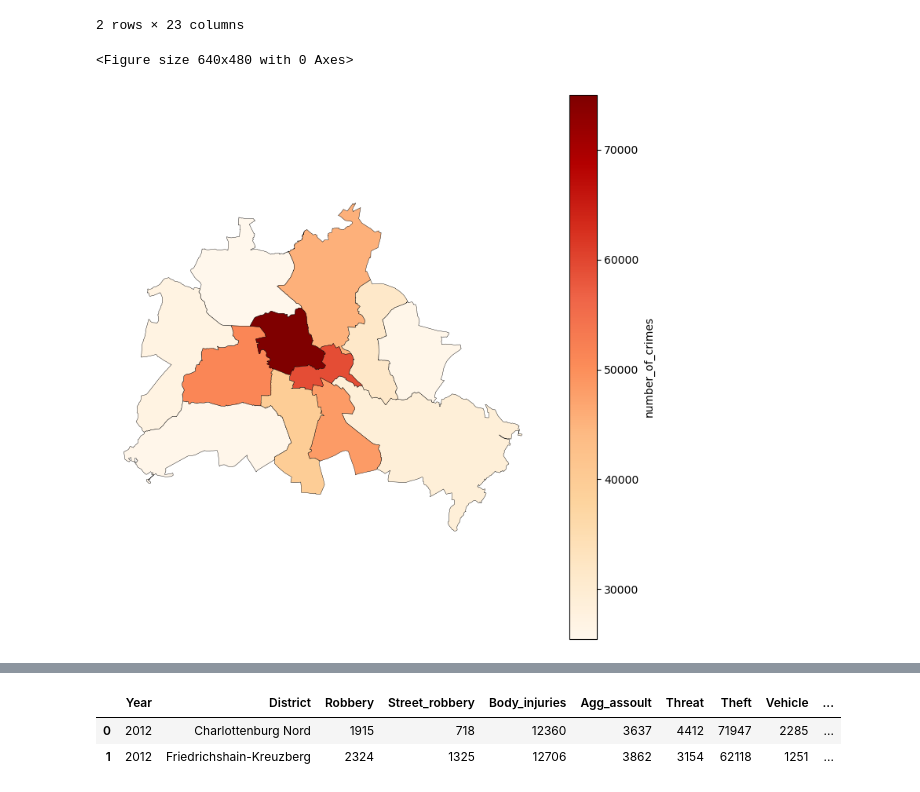
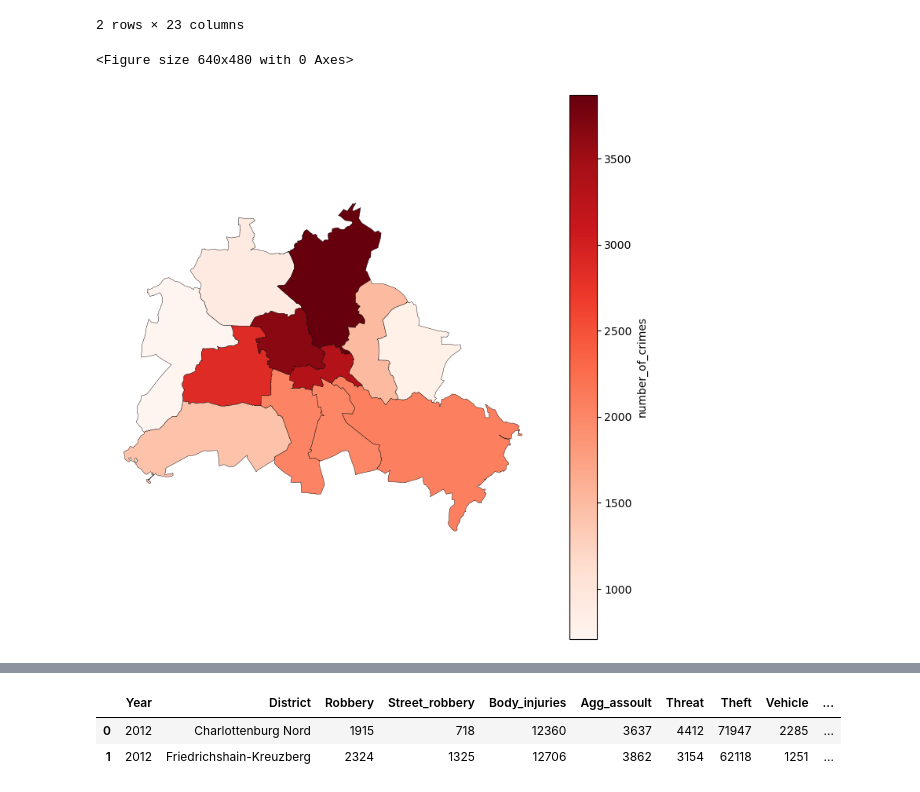
Before and after one commit to cmvaleria/Mid_bootcamp_project, a Jupyter notebook: Notebooks/Maping.ipynb, the cells around one changed output, grey strips where cells are left out. Drawn from its saved outputs; the diff is of its cells as text; code cells hidden in the pictures.

```diff
--- a/Notebooks/Maping.ipynb
+++ b/Notebooks/Maping.ipynb
@@ -283,15 +281,15 @@ crime_map.head(2)
 2 rows × 23 columns
 # %%
 fig = plt.figure();
-ax = crime_map.plot(column='Total_crimes',
+ax = crime_map.plot(column='Theft',
                  legend=True,
                  legend_kwds={'label': "number_of_crimes",'orientation': "vertical"},
-                 cmap='OrRd',figsize=(9,9),
+                 cmap='Reds',figsize=(9,9),
                  linewidth=0.3,
                  edgecolor='k');
 
 ax.set_axis_off();
 plt.show();
 # %% [output]
 <Figure size 640x480 with 0 Axes>
-[figure, old version]
+[figure, new version]
```
Also changed, not shown: parts of 4 cells of this notebook, 2 other files.
